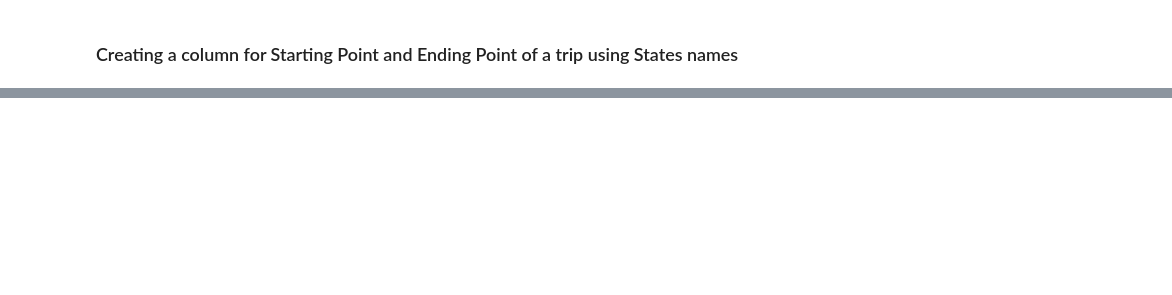
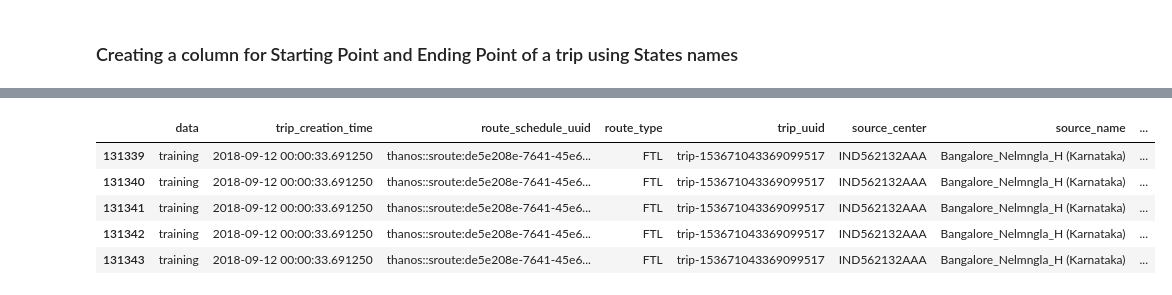
Before and after one commit to akshayabhale1406/SCLR_Delhivery_FE, a Jupyter notebook: Delhivery_FE.ipynb, the cells around one changed output, grey strips where cells are left out. Cells and saved outputs as stored; diff of their text form; code cells hidden in the pictures; blank space fills up the shorter version.

```diff
--- a/Delhivery_FE.ipynb
+++ b/Delhivery_FE.ipynb
@@ -330,0 +342,10 @@ df.head()
+# %%
+df_test1 = df[df["trip_uuid"] == "trip-153671043369099517"]
+df_test1.head()
+# %% [output]
+|  | data | trip_creation_time | route_schedule_uuid | route_type | trip_uuid | source_center | source_name | ... |
+| 131339 | training | 2018-09-12 00:00:33.691250 | thanos::sroute:de5e208e-7641-45e6... | FTL | trip-153671043369099517 | IND562132AAA | Bangalore_Nelmngla_H (Karnataka) | ... |
+| 131340 | training | 2018-09-12 00:00:33.691250 | thanos::sroute:de5e208e-7641-45e6... | FTL | trip-153671043369099517 | IND562132AAA | Bangalore_Nelmngla_H (Karnataka) | ... |
+| 131341 | training | 2018-09-12 00:00:33.691250 | thanos::sroute:de5e208e-7641-45e6... | FTL | trip-153671043369099517 | IND562132AAA | Bangalore_Nelmngla_H (Karnataka) | ... |
+| 131342 | training | 2018-09-12 00:00:33.691250 | thanos::sroute:de5e208e-7641-45e6... | FTL | trip-153671043369099517 | IND562132AAA | Bangalore_Nelmngla_H (Karnataka) | ... |
+| 131343 | training | 2018-09-12 00:00:33.691250 | thanos::sroute:de5e208e-7641-45e6... | FTL | trip-153671043369099517 | IND562132AAA | Bangalore_Nelmngla_H (Karnataka) | ... |
```
Also changed, not shown: parts of 9 cells of this notebook.
